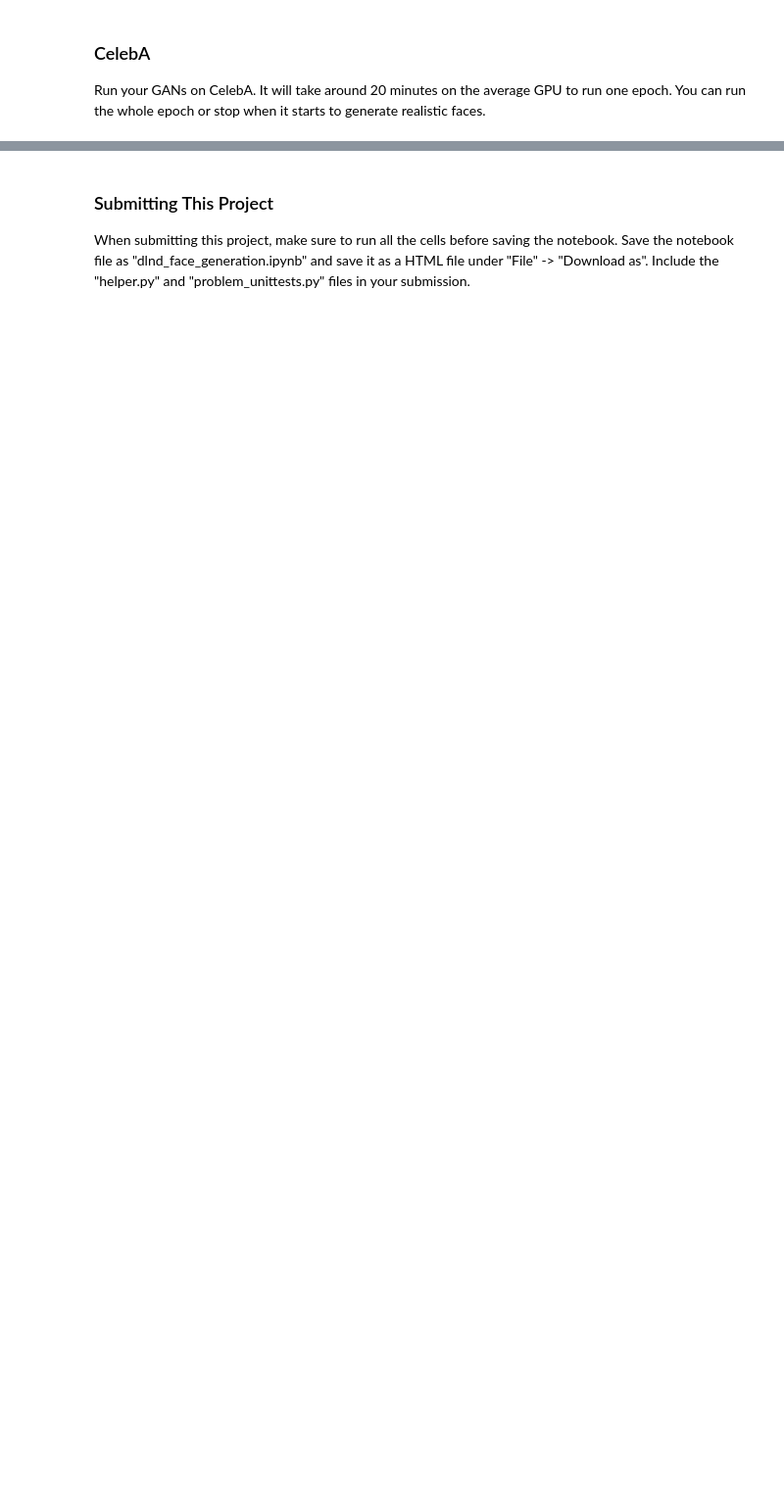
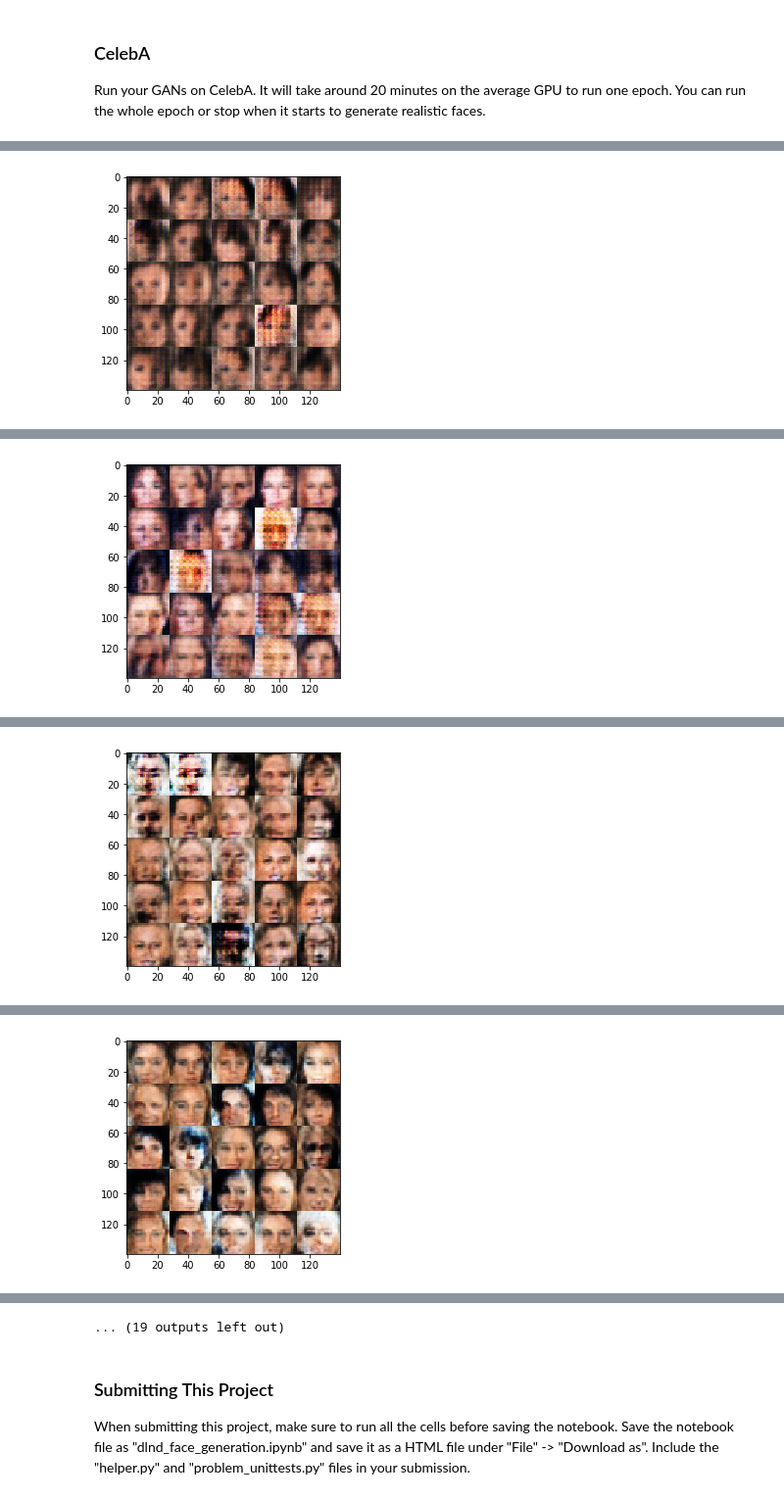
Before and after one commit to marcionicolau/personal_dl, a Jupyter notebook: face_generation/dlnd_face_generation.ipynb, the cells around one changed output, grey strips where cells are left out. Shown at 98% size. Cells and saved outputs as stored; diff of their text form; code cells hidden in the pictures; blank space fills up the shorter version.

```diff
--- a/face_generation/dlnd_face_generation.ipynb
+++ b/face_generation/dlnd_face_generation.ipynb
@@ -404,16 +414,17 @@ Run your GANs on CelebA.  It will take around 20 minutes on the average GPU to r
 # %%
 batch_size = 128
 z_dim = 100
-learning_rate = 0.002
-beta1 = 0.5
+learning_rate = 0.001
+beta1 = 0.4
 
 
 """
 DON'T MODIFY ANYTHING IN THIS CELL THAT IS BELOW THIS LINE
 """
-epochs = 1
+epochs = 2
 
 celeba_dataset = helper.Dataset('celeba', glob(os.path.join(data_dir, 'img_align_celeba/*.jpg')))
 with tf.Graph().as_default():
     train(epochs, batch_size, z_dim, learning_rate, beta1, celeba_dataset.get_batches,
           celeba_dataset.shape, celeba_dataset.image_mode)
+# %% [output]
@@ -419,0 +433 @@ with tf.Graph().as_default():
+[figure, added]
@@ -419,0 +436 @@ with tf.Graph().as_default():
+[figure, added]
@@ -419,0 +439 @@ with tf.Graph().as_default():
+[figure, added]
@@ -419,0 +442 @@ with tf.Graph().as_default():
+[figure, added]
@@ -420,3 +449,4 @@ with tf.Graph().as_default():
+... (19 outputs left out)
 # %% [markdown]
 ### Submitting This Project
 When submitting this project, make sure to run all the cells before saving the notebook. Save the notebook file as "dlnd_face_generation.ipynb" and save it as a HTML file under "File" -> "Download as". Include the "helper.py" and "problem_unittests.py" files in your submission.
```
Also changed, not shown: parts of 7 cells of this notebook, 2 other files.
